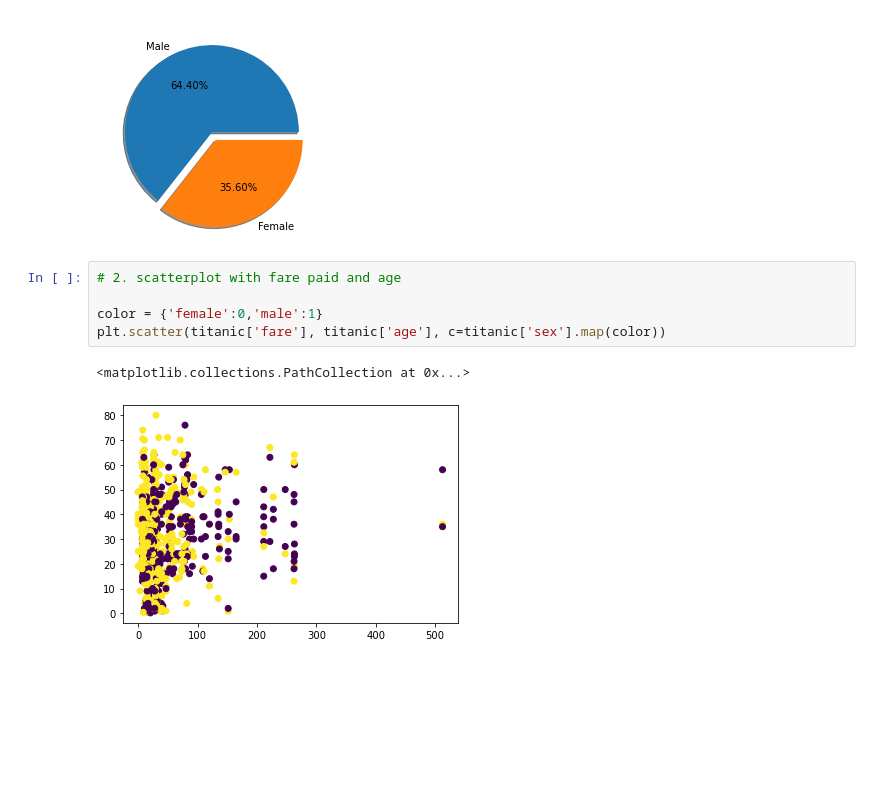
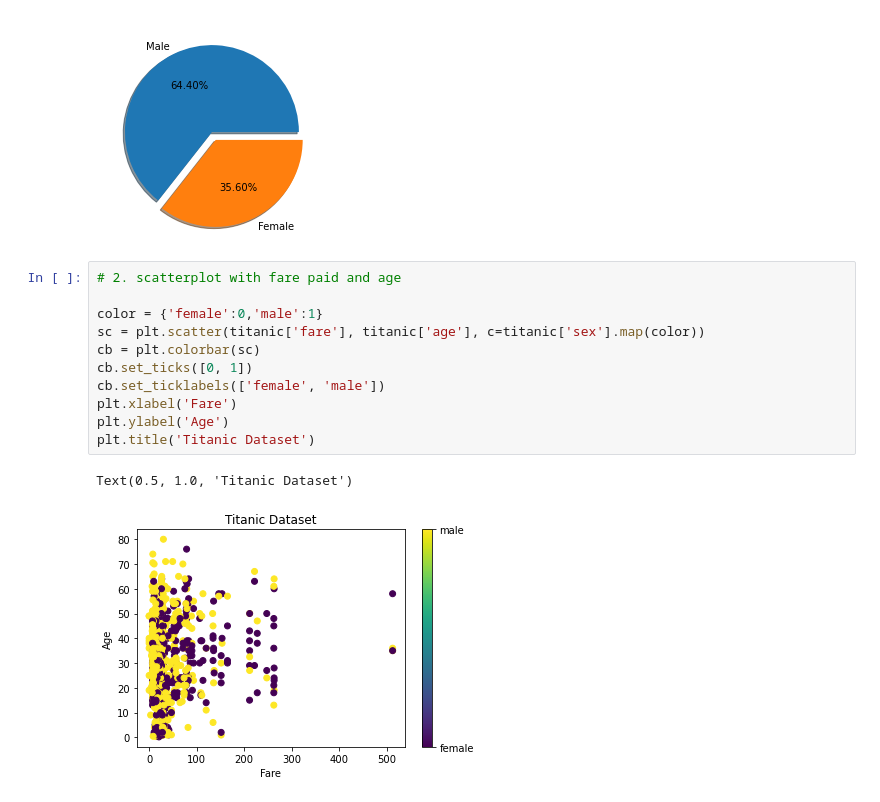
Before and after one commit to AfraMP/INeuron, a Jupyter notebook: Assignment9_Matplotlib.ipynb, the cells around one changed output. Saved outputs shown, nothing was run; the diff lists cells and outputs as text; blank space fills up the shorter version.

```diff
--- a/Assignment9_Matplotlib.ipynb
+++ b/Assignment9_Matplotlib.ipynb
@@ -51,8 +51,14 @@ plt.pie(sizes, autopct='%.2f%%', labels=label, explode=explode, shadow=True)
 # %%
 # 2. scatterplot with fare paid and age
 
 color = {'female':0,'male':1}
-plt.scatter(titanic['fare'], titanic['age'], c=titanic['sex'].map(color))
+sc = plt.scatter(titanic['fare'], titanic['age'], c=titanic['sex'].map(color))
+cb = plt.colorbar(sc)
+cb.set_ticks([0, 1])
+cb.set_ticklabels(['female', 'male'])
+plt.xlabel('Fare')
+plt.ylabel('Age')
+plt.title('Titanic Dataset')
 # %% [output]
-<matplotlib.collections.PathCollection at 0x...>
+Text(0.5, 1.0, 'Titanic Dataset')
-[figure, old version]
+[figure, new version]
```
